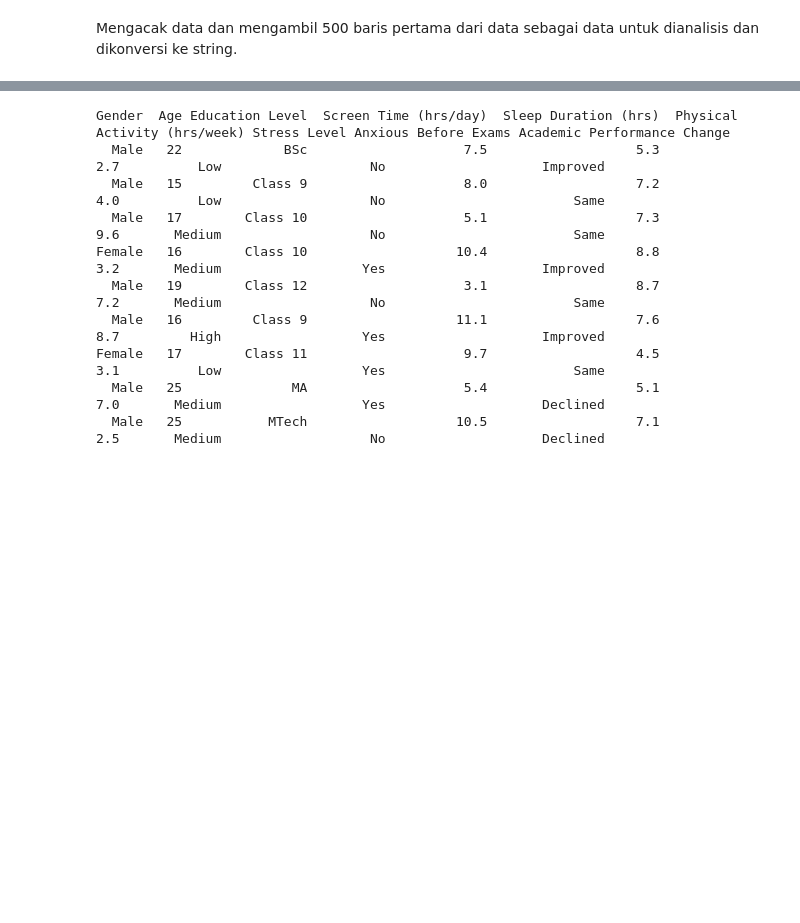
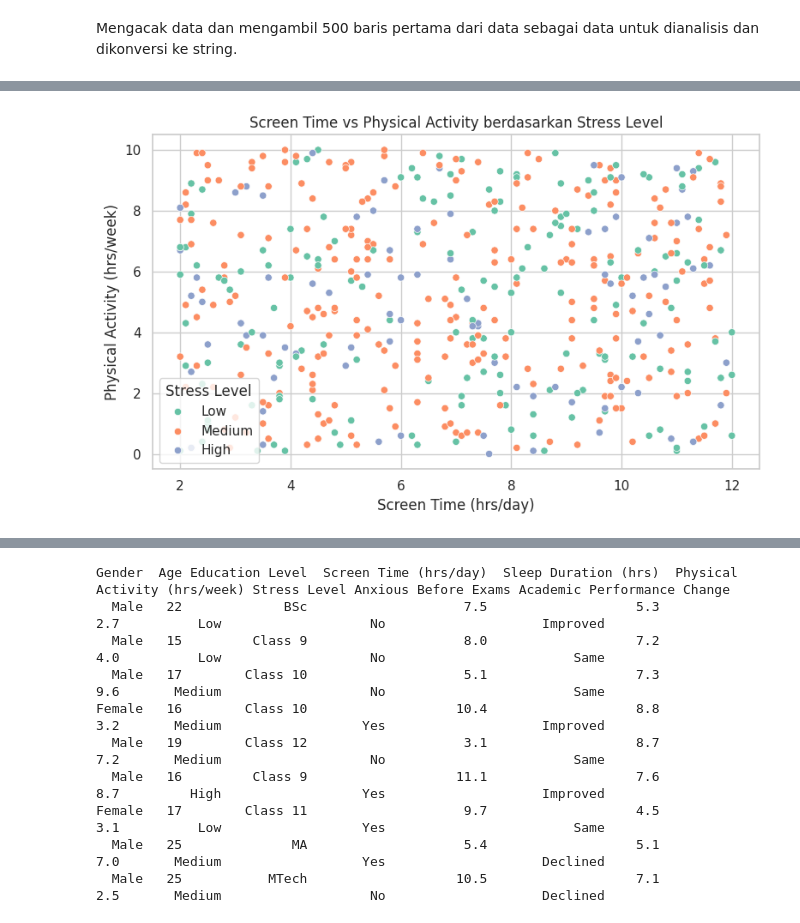
Before and after one commit to Setaarya/student_mental_health_analysis_with_IBMGranite, a Jupyter notebook: student_mental_health_analysis.ipynb, the cells around one changed output, grey strips where cells are left out. Drawn from its saved outputs; the diff is of its cells as text; code cells hidden in the pictures; blank space fills up the shorter version.

```diff
--- a/student_mental_health_analysis.ipynb
+++ b/student_mental_health_analysis.ipynb
@@ -129,0 +175,14 @@ table_text = shuffled_df.to_string(index=False)
+# %%
+# --- Scatterplot: Screen Time vs Physical Activity ---
+plt.figure(figsize=(8, 5))
+sns.scatterplot(
+    x='Screen Time (hrs/day)',
+    y='Physical Activity (hrs/week)',
+    hue='Stress Level',
+    data=shuffled_df
+)
+plt.title('Screen Time vs Physical Activity berdasarkan Stress Level')
+plt.tight_layout()
+plt.show()
+# %% [output]
+[figure, added]
```
Also changed, not shown: parts of 21 cells of this notebook.
